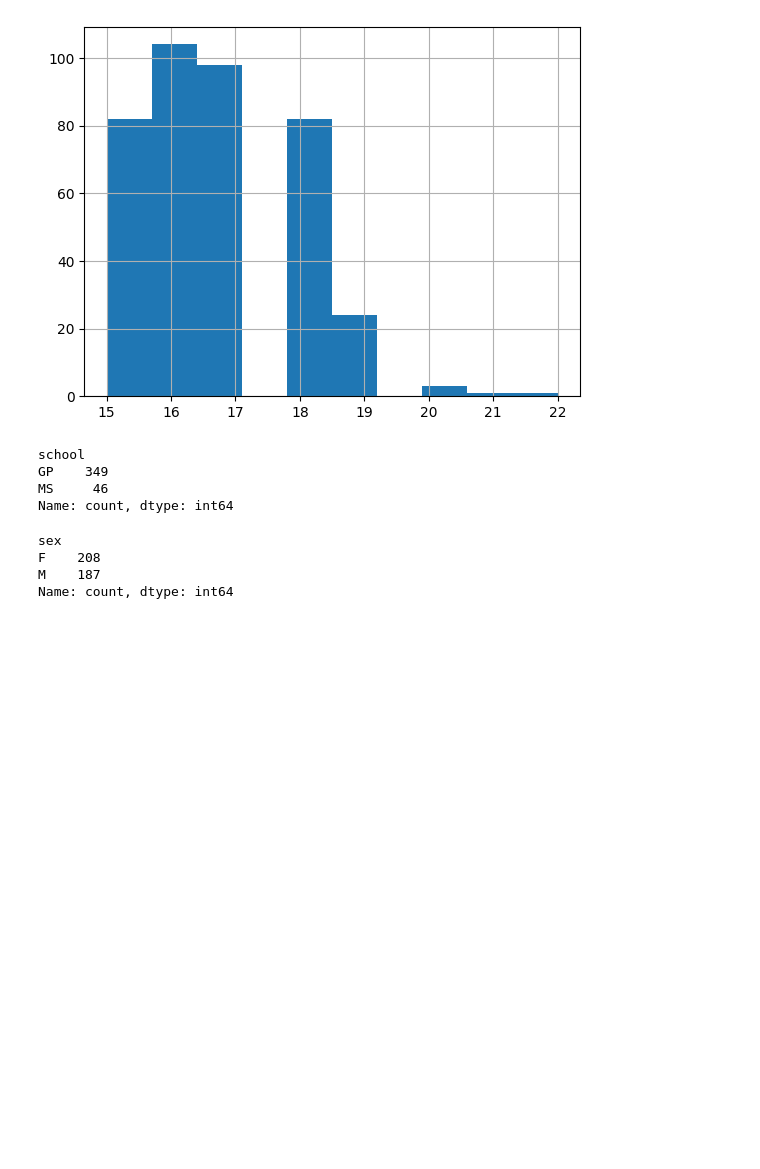
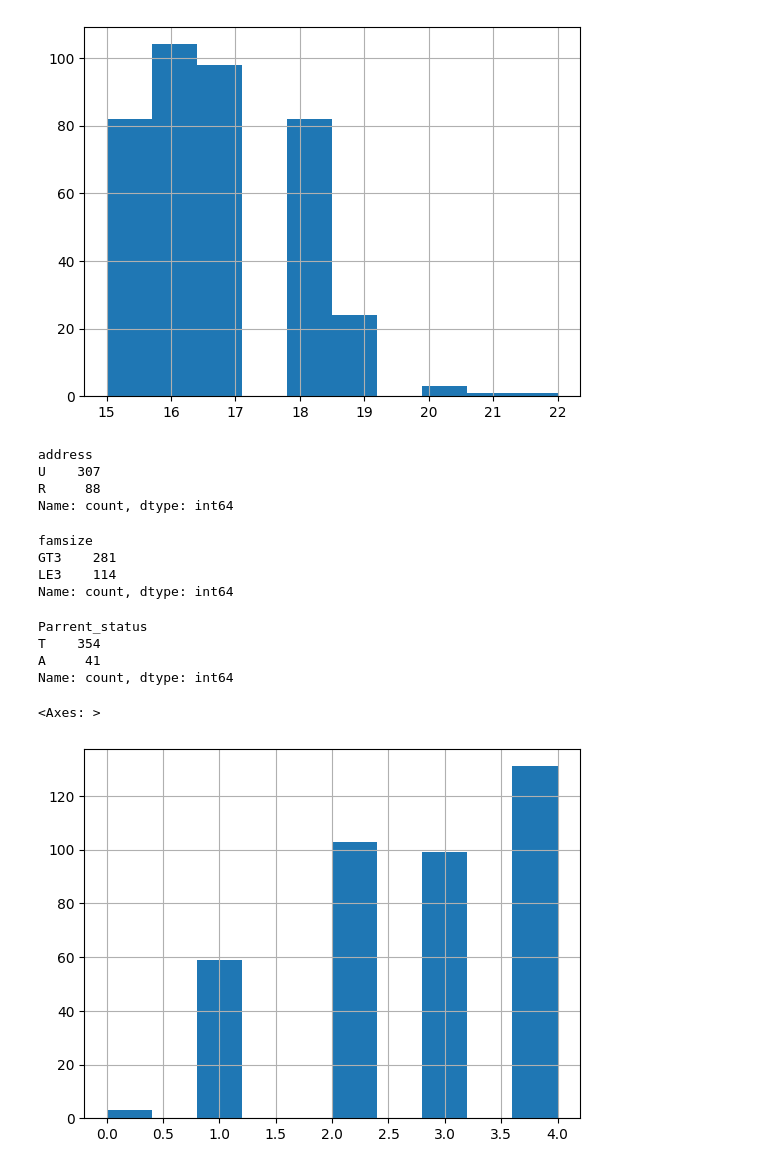
Before and after one commit to alejandrocanadas/Proyecto-IA-clase, a Jupyter notebook: EDA.ipynb, the cells around one changed output. Saved outputs shown, nothing was run; the diff lists cells and outputs as text; code cells hidden in the pictures; blank space fills up the shorter version.

Commit message:
conteo de valores y histogramas

```diff
--- a/EDA.ipynb
+++ b/EDA.ipynb
@@ -14,16 +28,28 @@ df["age"].hist()
 <Axes: >
 [figure]
 # %%
-df["school"].value_counts()
+df["address"].value_counts()
 # %% [output]
-school
-GP    349
-MS     46
+address
+U    307
+R     88
 Name: count, dtype: int64
 # %%
-df["sex"].value_counts()
+df["famsize"].value_counts()
 # %% [output]
-sex
-F    208
-M    187
+famsize
+GT3    281
+LE3    114
 Name: count, dtype: int64
+# %%
+df["Parrent_status"].value_counts()
+# %% [output]
+Parrent_status
+T    354
+A     41
+Name: count, dtype: int64
+# %%
+df["Mother_edu"].hist()
+# %% [output]
+<Axes: >
+[figure, added]
```
Also changed, not shown: parts of 28 cells of this notebook.
